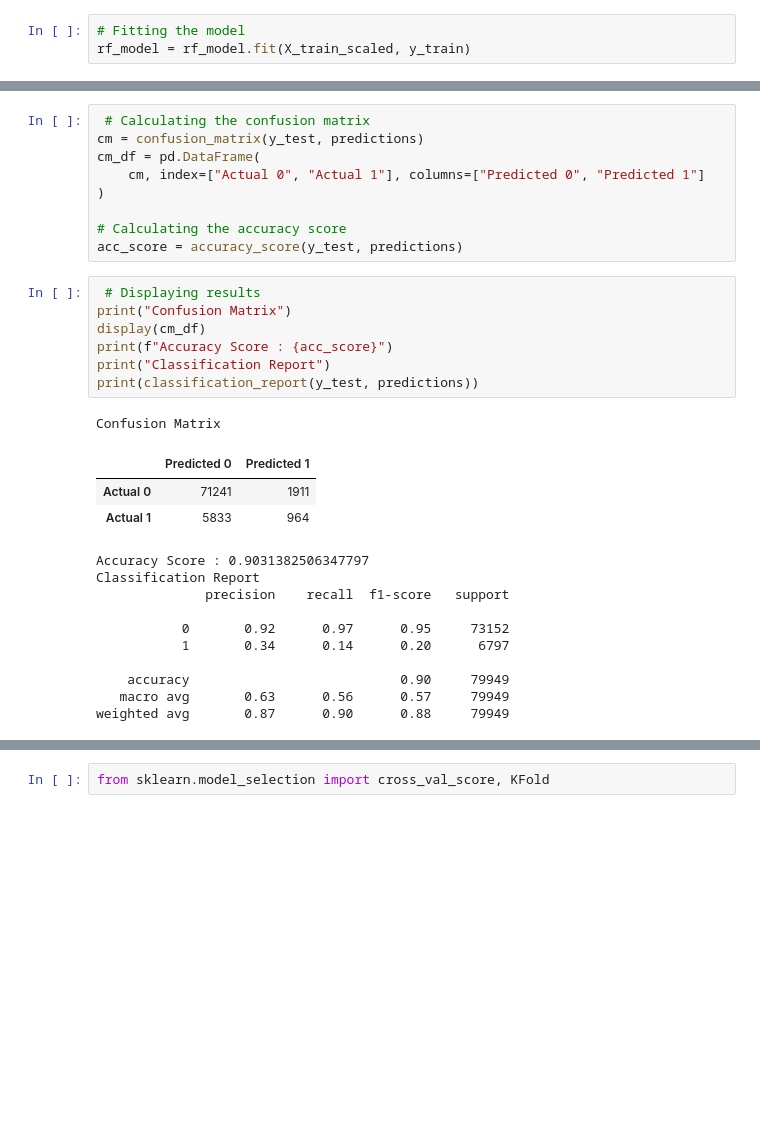
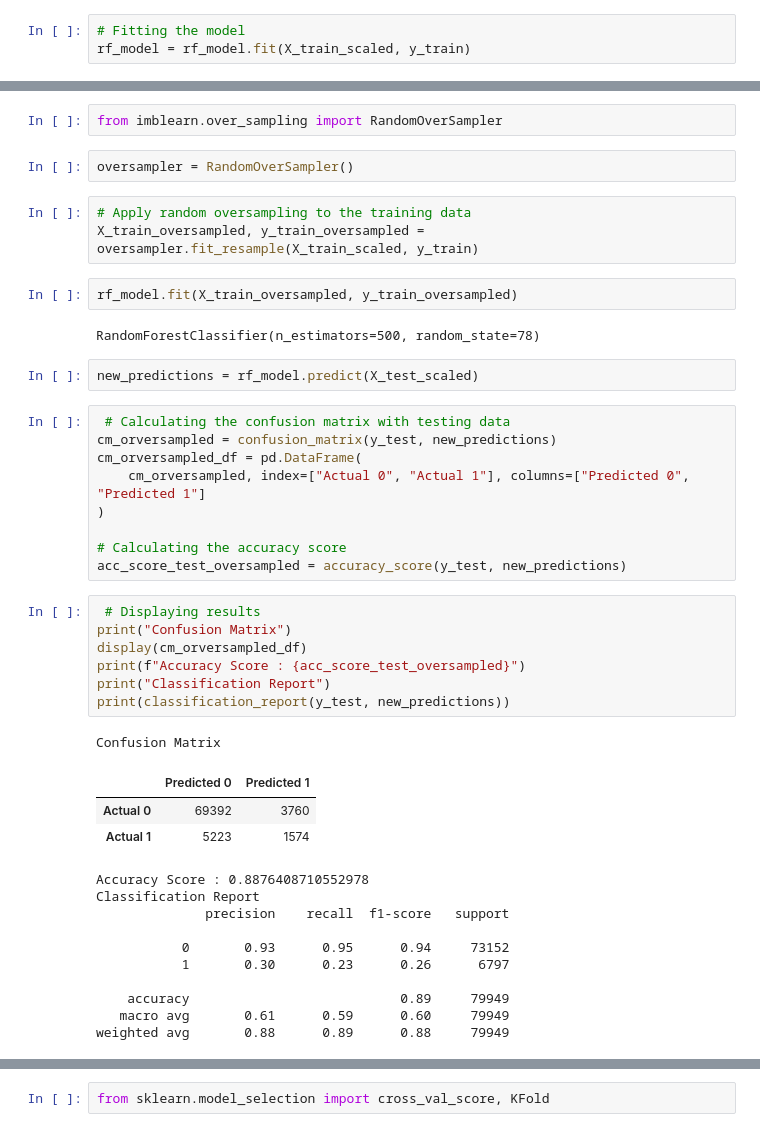
Before and after one commit to gustavo-cupertino/project-4-group-6, a Jupyter notebook: random_forest.ipynb, the cells around one changed output, grey strips where cells are left out. Drawn from its saved outputs; the diff is of its cells as text; blank space fills up the shorter version.

```diff
--- a/random_forest.ipynb
+++ b/random_forest.ipynb
@@ -88,34 +148,47 @@ predictions = rf_model.predict(X_test_scaled)
+# %%
+from imblearn.over_sampling import RandomOverSampler
+# %%
+oversampler = RandomOverSampler()
+# %%
+# Apply random oversampling to the training data
+X_train_oversampled, y_train_oversampled = oversampler.fit_resample(X_train_scaled, y_train)
+# %%
+rf_model.fit(X_train_oversampled, y_train_oversampled)
+# %% [output]
+RandomForestClassifier(n_estimators=500, random_state=78)
+# %%
+new_predictions = rf_model.predict(X_test_scaled)
 # %%
- # Calculating the confusion matrix
-cm = confusion_matrix(y_test, predictions)
-cm_df = pd.DataFrame(
-    cm, index=["Actual 0", "Actual 1"], columns=["Predicted 0", "Predicted 1"]
+ # Calculating the confusion matrix with testing data
+cm_orversampled = confusion_matrix(y_test, new_predictions)
+cm_orversampled_df = pd.DataFrame(
+    cm_orversampled, index=["Actual 0", "Actual 1"], columns=["Predicted 0", "Predicted 1"]
 )
 
 # Calculating the accuracy score
-acc_score = accuracy_score(y_test, predictions)
+acc_score_test_oversampled = accuracy_score(y_test, new_predictions)
 # %%
  # Displaying results
 print("Confusion Matrix")
-display(cm_df)
-print(f"Accuracy Score : {acc_score}")
+display(cm_orversampled_df)
+print(f"Accuracy Score : {acc_score_test_oversampled}")
 print("Classification Report")
-print(classification_report(y_test, predictions))
+print(classification_report(y_test, new_predictions))
 # %% [output]
 Confusion Matrix
 |  | Predicted 0 | Predicted 1 |
-| Actual 0 | 71241 | 1911 |
-| Actual 1 | 5833 | 964 |
+| Actual 0 | 69392 | 3760 |
+| Actual 1 | 5223 | 1574 |
-Accuracy Score : 0.9031382506347797
+Accuracy Score : 0.8876408710552978
 Classification Report
               precision    recall  f1-score   support
 
-           0       0.92      0.97      0.95     73152
-           1       0.34      0.14      0.20      6797
+           0       0.93      0.95      0.94     73152
+           1       0.30      0.23      0.26      6797
 
-    accuracy                           0.90     79949
-   macro avg       0.63      0.56      0.57     79949
-weighted avg       0.87      0.90      0.88     79949
+    accuracy                           0.89     79949
+   macro avg       0.61      0.59      0.60     79949
+weighted avg       0.88      0.89      0.88     79949
 # %%
  # Random Forests in sklearn will automatically calculate feature importance
 importances = rf_model.feature_importances_
```
Also changed, not shown: parts of 18 cells of this notebook, 6 other files.
